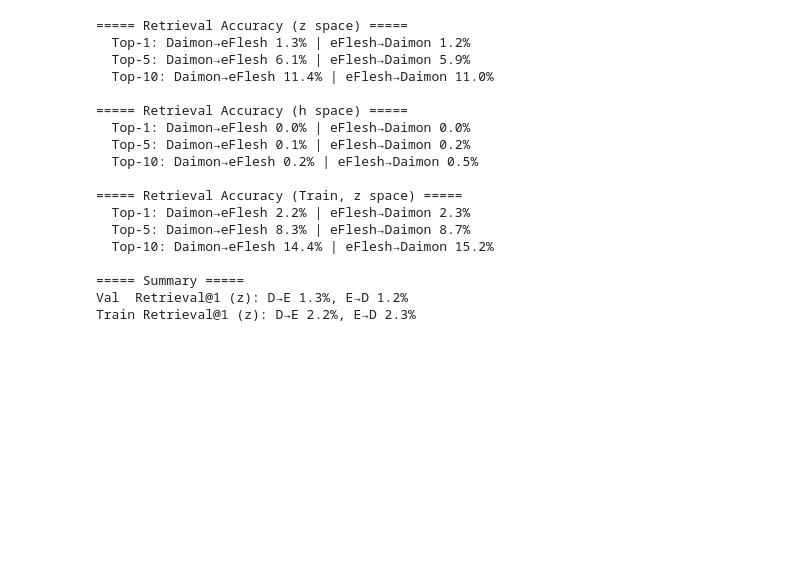
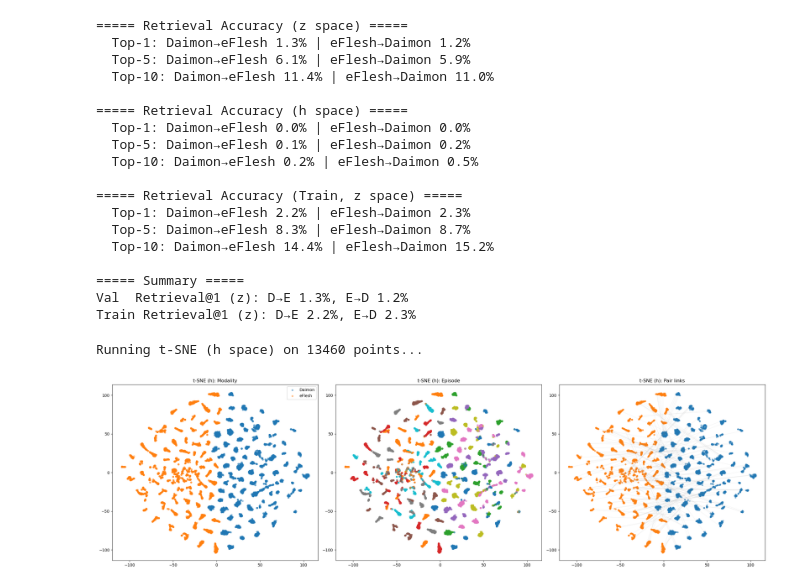
Before and after one commit to jnsungp/TactX, a Jupyter notebook: eval_cross_modal.ipynb, the cells around one changed output. Saved outputs shown, nothing was run; the diff lists cells and outputs as text; code cells hidden in the pictures; blank space fills up the shorter version.

```diff
--- a/eval_cross_modal.ipynb
+++ b/eval_cross_modal.ipynb
@@ -440,0 +471,49 @@ Train Retrieval@1 (z): D→E 2.2%, E→D 2.3%
+# %%
+# ===== h space t-SNE =====
+
+h_i_np = F.normalize(val_h_i[idx], dim=1).numpy()
+h_j_np = F.normalize(val_h_j[idx], dim=1).numpy()
+
+combined_h = np.concatenate([h_i_np, h_j_np], axis=0)
+
+print(f"Running t-SNE (h space) on {combined_h.shape[0]} points...")
+tsne_h = TSNE(n_components=2, perplexity=30, random_state=42, max_iter=1000)
+tsne_2d_h = tsne_h.fit_transform(combined_h)
+
+tsne_daimon_h = tsne_2d_h[:N_vis]
+tsne_eflesh_h = tsne_2d_h[N_vis:]
+# %% [output]
+Running t-SNE (h space) on 13460 points...
+# %%
+fig, axes = plt.subplots(1, 3, figsize=(24, 7))
+
+# --- Plot 1: modality ---
+ax = axes[0]
+ax.scatter(tsne_daimon_h[:, 0], tsne_daimon_h[:, 1], c="tab:blue", alpha=0.4, s=15, label="Daimon")
+ax.scatter(tsne_eflesh_h[:, 0], tsne_eflesh_h[:, 1], c="tab:orange", alpha=0.4, s=15, label="eFlesh")
+ax.set_title("t-SNE (h): Modality")
+ax.legend()
+
+# --- Plot 2: episode ---
+ax = axes[1]
+for i, ep in enumerate(np.unique(episode_ids[idx])):
+    mask = episode_ids[idx] == ep
+    ax.scatter(tsne_daimon_h[mask, 0], tsne_daimon_h[mask, 1], alpha=0.5, s=15)
+    ax.scatter(tsne_eflesh_h[mask, 0], tsne_eflesh_h[mask, 1], alpha=0.5, s=15)
+ax.set_title("t-SNE (h): Episode")
+
+# --- Plot 3: pair link ---
+ax = axes[2]
+ax.scatter(tsne_daimon_h[:, 0], tsne_daimon_h[:, 1], alpha=0.3, s=10)
+ax.scatter(tsne_eflesh_h[:, 0], tsne_eflesh_h[:, 1], alpha=0.3, s=10)
+for k in sample_pairs:
+    ax.plot([tsne_daimon_h[k, 0], tsne_eflesh_h[k, 0]],
+            [tsne_daimon_h[k, 1], tsne_eflesh_h[k, 1]],
+            c="gray", alpha=0.15, linewidth=0.5)
+ax.set_title("t-SNE (h): Pair links")
+
+plt.tight_layout()
+plt.savefig("tsne_cross_modal_h.png", dpi=150)
+plt.show()
+# %% [output]
+[figure, added]
```
Also changed, not shown: parts of 4 cells of this notebook, 41 other files.
